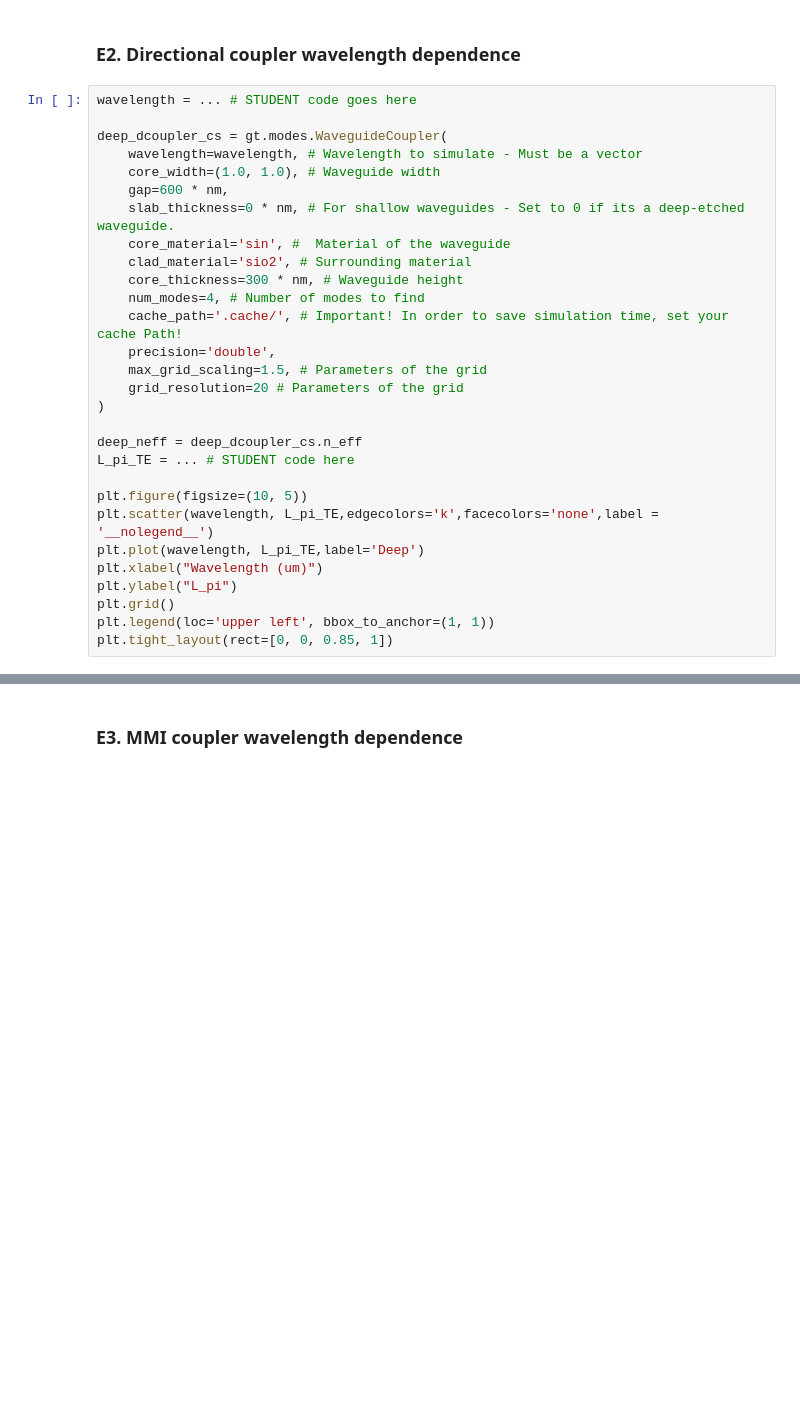
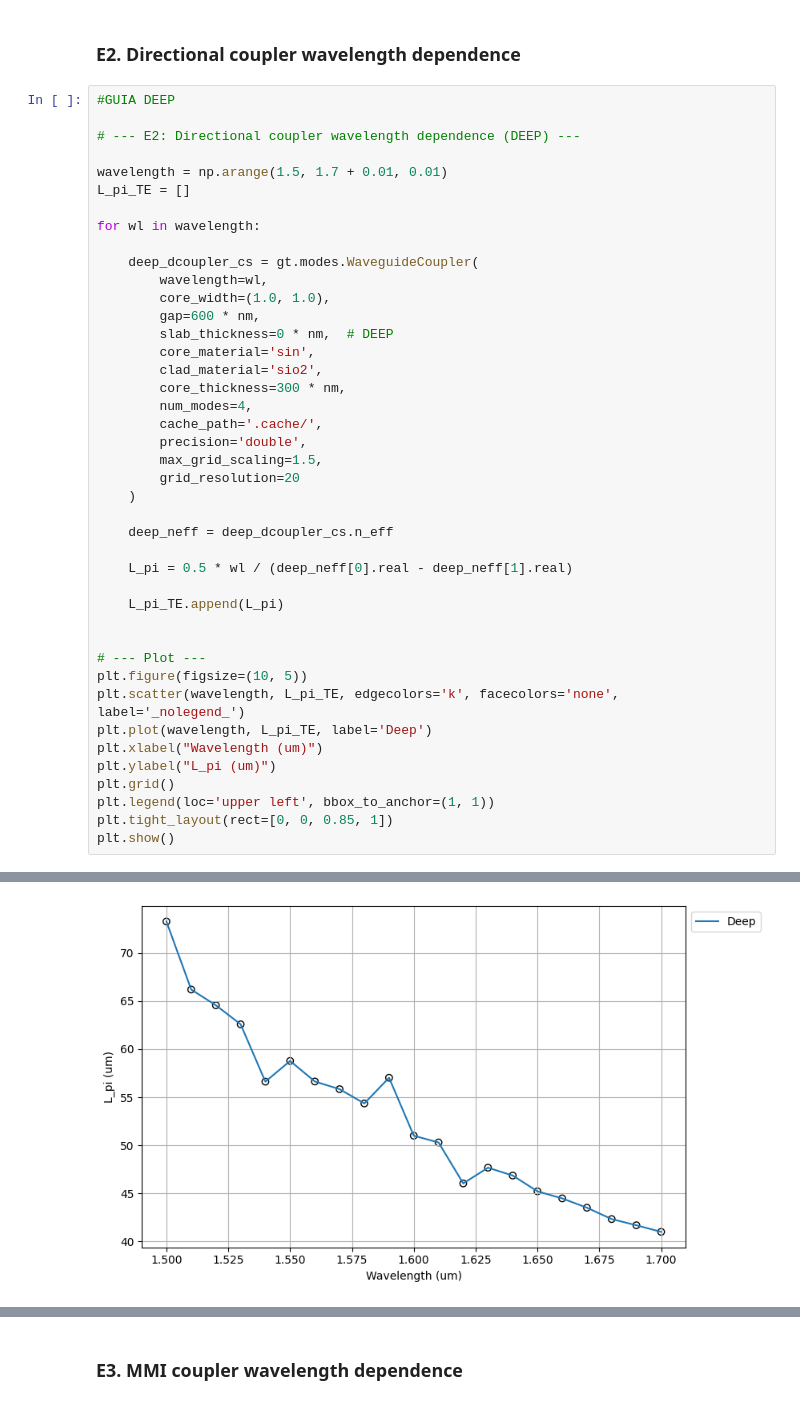
Before and after one commit to ltorjua/cifoin-lab2, a Jupyter notebook: COUPLERS_Student.ipynb, the cells around one changed output, grey strips where cells are left out. Cells and saved outputs as stored; diff of their text form; blank space fills up the shorter version.

```diff
--- a/COUPLERS_Student.ipynb
+++ b/COUPLERS_Student.ipynb
@@ -935,31 +1041,45 @@ deep_dcoupler_cs = gt.modes.WaveguideCoupler(
 # %% [markdown]
 ### E2. Directional coupler wavelength dependence
 # %%
-wavelength = ... # STUDENT code goes here
+#GUIA DEEP
 
-deep_dcoupler_cs = gt.modes.WaveguideCoupler(
-    wavelength=wavelength, # Wavelength to simulate - Must be a vector
-    core_width=(1.0, 1.0), # Waveguide width
-    gap=600 * nm,
-    slab_thickness=0 * nm, # For shallow waveguides - Set to 0 if its a deep-etched waveguide.
-    core_material='sin', #  Material of the waveguide
-    clad_material='sio2', # Surrounding material
-    core_thickness=300 * nm, # Waveguide height
-    num_modes=4, # Number of modes to find
-    cache_path='.cache/', # Important! In order to save simulation time, set your cache Path!
-    precision='double',
-    max_grid_scaling=1.5, # Parameters of the grid
-    grid_resolution=20 # Parameters of the grid
-)
+# --- E2: Directional coupler wavelength dependence (DEEP) ---
 
-deep_neff = deep_dcoupler_cs.n_eff
-L_pi_TE = ... # STUDENT code here
+wavelength = np.arange(1.5, 1.7 + 0.01, 0.01)
+L_pi_TE = []
 
+for wl in wavelength:
+
+    deep_dcoupler_cs = gt.modes.WaveguideCoupler(
+        wavelength=wl,
+        core_width=(1.0, 1.0),
+        gap=600 * nm,
+        slab_thickness=0 * nm,  # DEEP
+        core_material='sin',
+        clad_material='sio2',
+        core_thickness=300 * nm,
+        num_modes=4,
+        cache_path='.cache/',
+        precision='double',
+        max_grid_scaling=1.5,
+        grid_resolution=20
+    )
+
+    deep_neff = deep_dcoupler_cs.n_eff
+
+    L_pi = 0.5 * wl / (deep_neff[0].real - deep_neff[1].real)
+
+    L_pi_TE.append(L_pi)
+
+
+# --- Plot ---
 plt.figure(figsize=(10, 5))
-plt.scatter(wavelength, L_pi_TE,edgecolors='k',facecolors='none',label = '__nolegend__')
-plt.plot(wavelength, L_pi_TE,label='Deep')
+plt.scatter(wavelength, L_pi_TE, edgecolors='k', facecolors='none', label='_nolegend_')
+plt.plot(wavelength, L_pi_TE, label='Deep')
 plt.xlabel("Wavelength (um)")
-plt.ylabel("L_pi")
+plt.ylabel("L_pi (um)")
 plt.grid()
 plt.legend(loc='upper left', bbox_to_anchor=(1, 1))
 plt.tight_layout(rect=[0, 0, 0.85, 1])
+plt.show()
+# %% [output]
@@ -965,0 +1103 @@ plt.tight_layout(rect=[0, 0, 0.85, 1])
+[figure, added]
```
Also changed, not shown: parts of 11 cells of this notebook, 1 other file.
